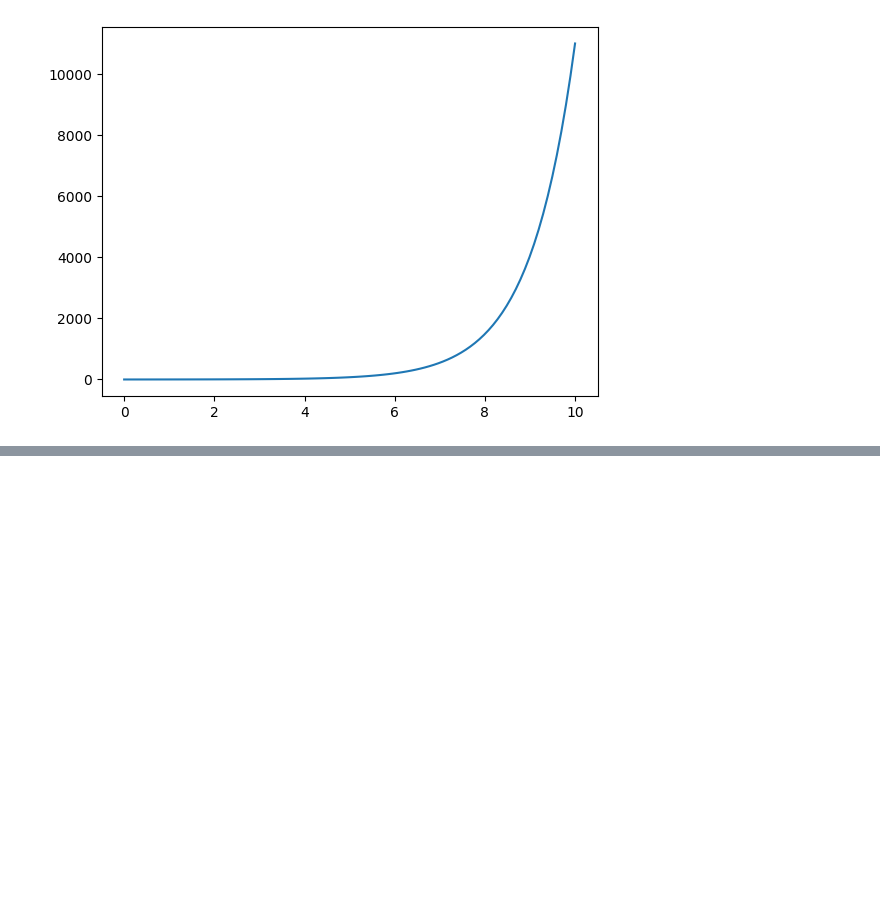
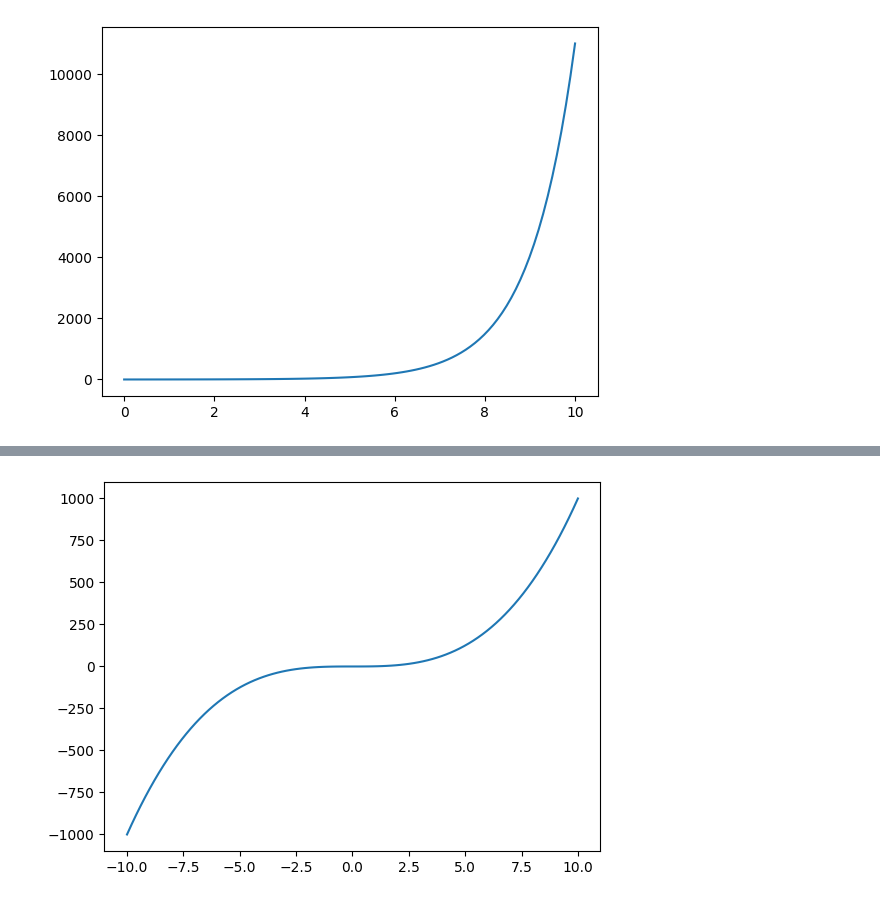
Before and after one commit to OmegaS48/MLDL_python, a Jupyter notebook: matplotlib.ipynb, the cells around one changed output, grey strips where cells are left out. Cells and saved outputs as stored; diff of their text form; code cells hidden in the pictures; blank space fills up the shorter version.

```diff
--- a/matplotlib.ipynb
+++ b/matplotlib.ipynb
@@ -54,0 +70,6 @@ plt.show()
+# %%
+z3=k**3
+plt.plot(k,z3)
+plt.show()
+# %% [output]
+[figure, added]
```
Also changed, not shown: parts of 8 cells of this notebook.
